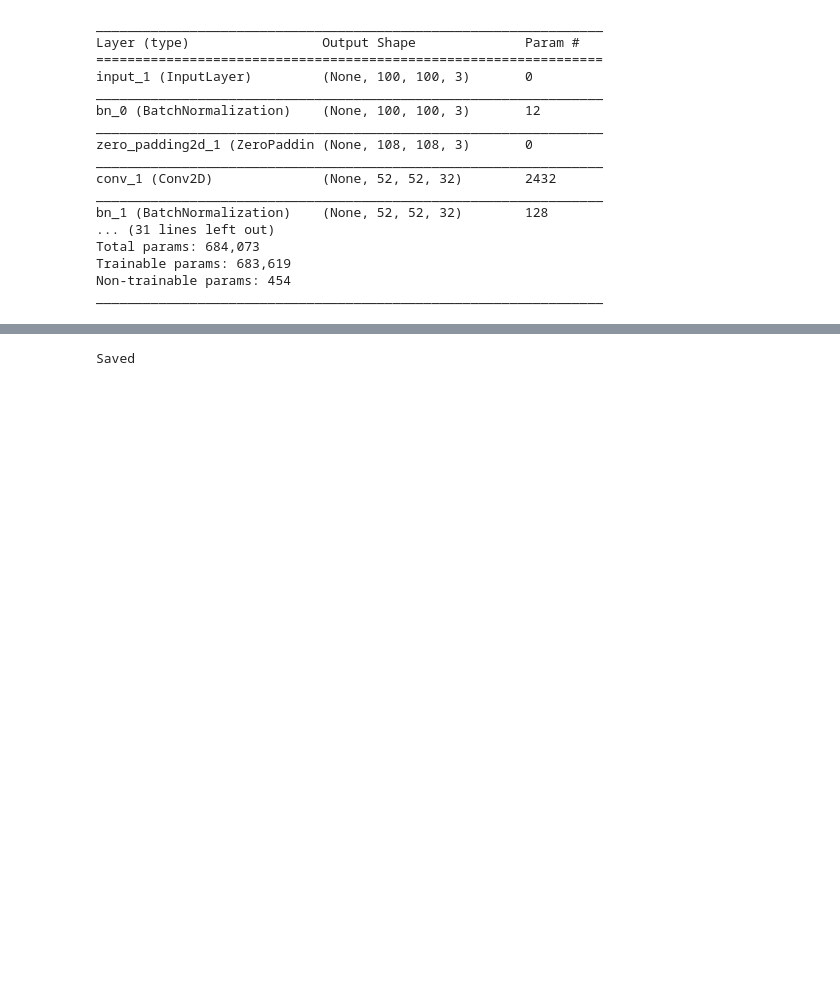
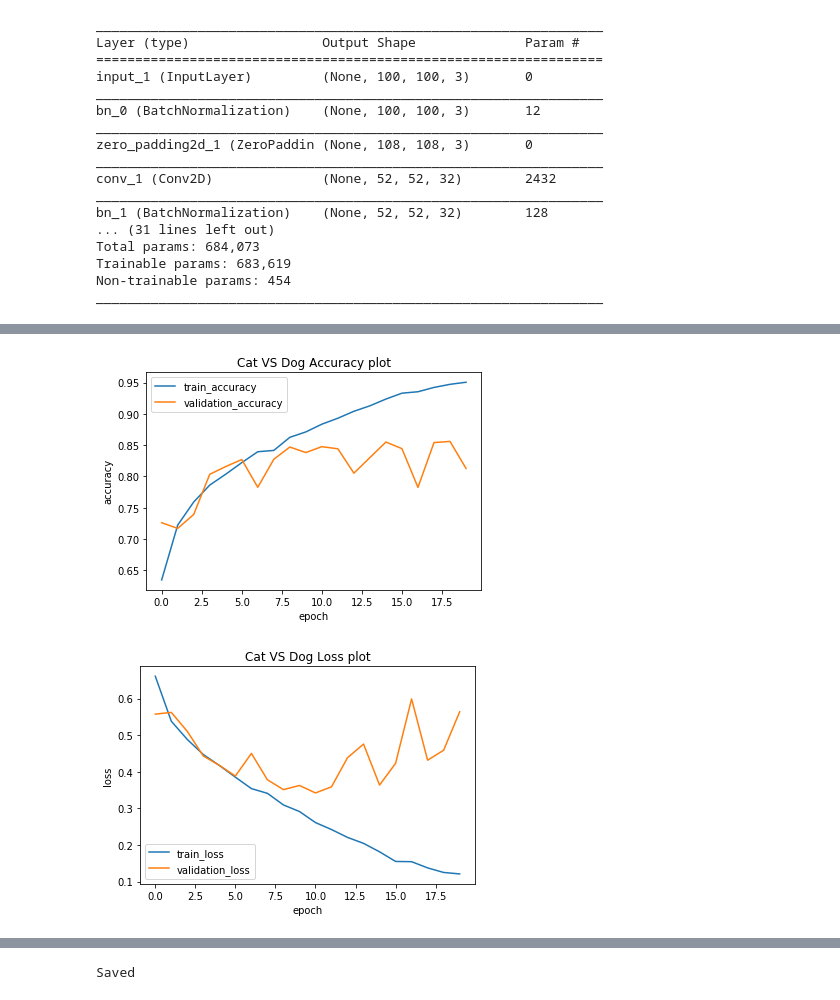
Before and after one commit to dwaipayan-dev/Cat-Vs-Dog-, a Jupyter notebook: 6th Sem minor project.ipynb, the cells around one changed output, grey strips where cells are left out. Drawn from its saved outputs; the diff is of its cells as text; code cells hidden in the pictures; blank space fills up the shorter version.

```diff
--- a/6th Sem minor project.ipynb
+++ b/6th Sem minor project.ipynb
@@ -142,7 +143,7 @@ Trainable params: 683,619
 Non-trainable params: 454
 _________________________________________________________________
 # %%
-mymodel.fit(X_train, Y_train, batch_size = 64, epochs = 20, validation_split = 0.2)
+history = mymodel.fit(X_train, Y_train, batch_size = 64, epochs = 20, validation_split = 0.2)
 # %% [output]
 WARNING:tensorflow:From C:\Users\Asus\Anaconda3\envs\tensorflow\lib\site-packages\keras\backend\tensorflow_backend.py:986: The name tf.assign_add is deprecated. Please use tf.compat.v1.assign_add inst ...
 
@@ -166,0 +165,24 @@ import h5py
+# %%
+def plot_accuracy(history,title):
+    plt.title(title)
+    plt.plot(history.history['acc'])
+    plt.plot(history.history['val_acc'])
+    plt.ylabel('accuracy')
+    plt.xlabel('epoch')
+    plt.legend(['train_accuracy', 'validation_accuracy'], loc='best')
+    plt.show()
+def plot_loss(history,title):
+    plt.title(title)
+    plt.plot(history.history['loss'])
+    plt.plot(history.history['val_loss'])
+    plt.ylabel('loss')
+    plt.xlabel('epoch')
+    plt.legend(['train_loss', 'validation_loss'], loc='best')
+    plt.show()
+# %%
+
+plot_accuracy(history,'Cat VS Dog Accuracy plot')
+plot_loss(history,'Cat VS Dog Loss plot')
+# %% [output]
+[figure, added]
+[figure, added]
```
Also changed, not shown: parts of 9 cells of this notebook, 9 other files.
